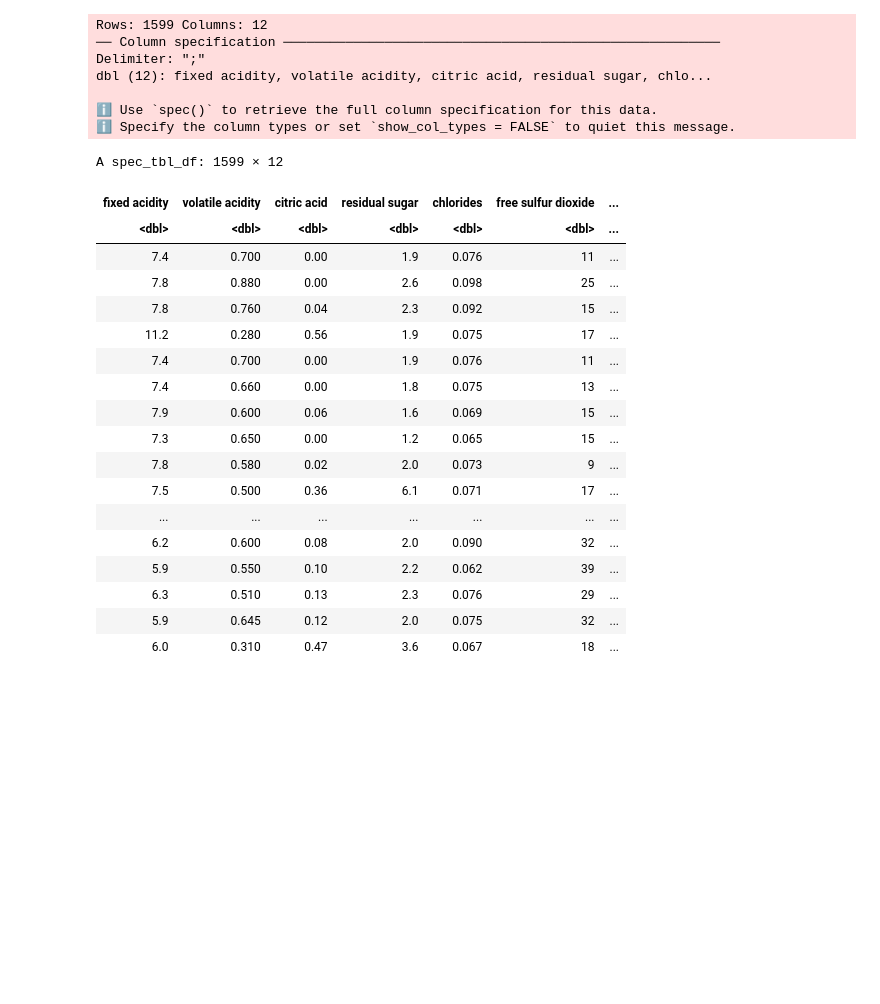
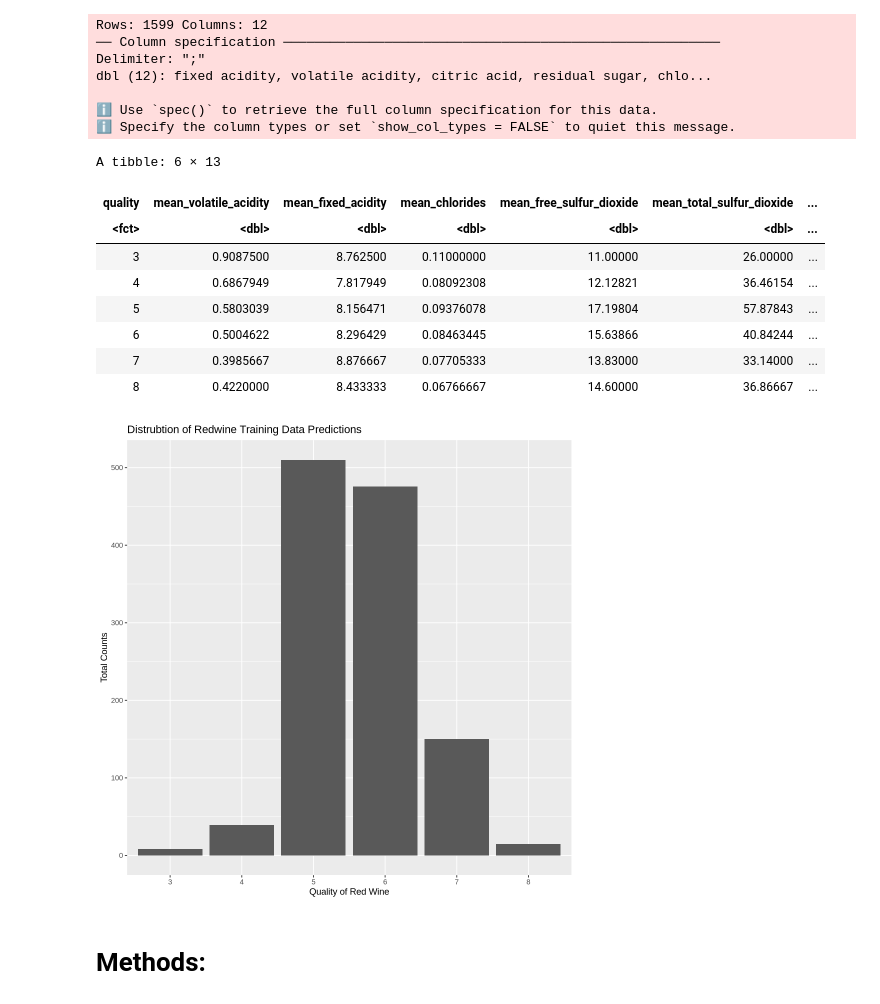
Before and after one commit to Marcin-tk/dsci-100-2023-w2-group-001, a Jupyter notebook: Proposal.ipynb, the cells around one changed output. Cells and saved outputs as stored; diff of their text form; code cells hidden in the pictures; blank space fills up the shorter version.

Commit message:
prosposal changes to be view by group
look over and provide feedback

```diff
--- a/Proposal.ipynb
+++ b/Proposal.ipynb
@@ -20,30 +51,66 @@ library(tidyverse)
 # %%
-red_wine_data <- read_delim("winequality-red.csv")
-red_wine_data
+#tuning our data sets
+red_wine_data_raw <- read_delim("winequality-red.csv")
+
+red_wine_data <- red_wine_data_raw |>
+    clean_names() |>
+    map_df(as.numeric) |>
+    mutate(quality = as_factor(quality))
+
+
+
+
+red_wine_select <-red_wine_data|>
+    select (quality, volatile_acidity, fixed_acidity, chlorides,
+            free_sulfur_dioxide, total_sulfur_dioxide, citric_acid,
+            alcohol, p_h, residual_sugar, density, sulphates)
+redwine_split <- initial_split(red_wine_data, prop = 0.75, strata = quality)
+redwine_train <- training(redwine_split)
+redwine_test <- testing(redwine_split)
+
+summary_red_wine_training <- redwine_train |>
+        group_by(quality)|>
+        summarize(mean_volatile_acidity = mean(volatile_acidity),
+                  mean_fixed_acidity = mean(fixed_acidity),
+                  mean_chlorides = mean(chlorides),
+                  mean_free_sulfur_dioxide = mean(free_sulfur_dioxide),
+                  mean_total_sulfur_dioxide = mean(total_sulfur_dioxide),
+                 mean_citric_acid = mean(citric_acid) ,
+                 mean_residual_sugar = mean(residual_sugar) ,
+                  mean_ph = mean(p_h) ,
+                  mean_alcohol = mean(alcohol) ,
+                 mean_density = mean(density) ,
+                 mean_sulphates = mean(sulphates),
+                 total_count = n())
+summary_red_wine_training
 # %% [output]
 Rows: 1599 Columns: 12
 ── Column specification ────────────────────────────────────────────────────────
 Delimiter: ";"
 dbl (12): fixed acidity, volatile acidity, citric acid, residual sugar, chlo...
 
 ℹ Use `spec()` to retrieve the full column specification for this data.
 ℹ Specify the column types or set `show_col_types = FALSE` to quiet this message.
-A spec_tbl_df: 1599 × 12
+A tibble: 6 × 13
-| fixed acidity | volatile acidity | citric acid | residual sugar | chlorides | free sulfur dioxide | ... |
-| <dbl> | <dbl> | <dbl> | <dbl> | <dbl> | <dbl> | ... |
-| 7.4 | 0.700 | 0.00 | 1.9 | 0.076 | 11 | ... |
-| 7.8 | 0.880 | 0.00 | 2.6 | 0.098 | 25 | ... |
-| 7.8 | 0.760 | 0.04 | 2.3 | 0.092 | 15 | ... |
-| 11.2 | 0.280 | 0.56 | 1.9 | 0.075 | 17 | ... |
-| 7.4 | 0.700 | 0.00 | 1.9 | 0.076 | 11 | ... |
-| 7.4 | 0.660 | 0.00 | 1.8 | 0.075 | 13 | ... |
-| 7.9 | 0.600 | 0.06 | 1.6 | 0.069 | 15 | ... |
-| 7.3 | 0.650 | 0.00 | 1.2 | 0.065 | 15 | ... |
-| 7.8 | 0.580 | 0.02 | 2.0 | 0.073 | 9 | ... |
-| 7.5 | 0.500 | 0.36 | 6.1 | 0.071 | 17 | ... |
-| ... | ... | ... | ... | ... | ... | ... |
-| 6.2 | 0.600 | 0.08 | 2.0 | 0.090 | 32 | ... |
-| 5.9 | 0.550 | 0.10 | 2.2 | 0.062 | 39 | ... |
-| 6.3 | 0.510 | 0.13 | 2.3 | 0.076 | 29 | ... |
-| 5.9 | 0.645 | 0.12 | 2.0 | 0.075 | 32 | ... |
-| 6.0 | 0.310 | 0.47 | 3.6 | 0.067 | 18 | ... |
+| quality | mean_volatile_acidity | mean_fixed_acidity | mean_chlorides | mean_free_sulfur_dioxide | mean_total_sulfur_dioxide | ... |
+| <fct> | <dbl> | <dbl> | <dbl> | <dbl> | <dbl> | ... |
+| 3 | 0.9087500 | 8.762500 | 0.11000000 | 11.00000 | 26.00000 | ... |
+| 4 | 0.6867949 | 7.817949 | 0.08092308 | 12.12821 | 36.46154 | ... |
+| 5 | 0.5803039 | 8.156471 | 0.09376078 | 17.19804 | 57.87843 | ... |
+| 6 | 0.5004622 | 8.296429 | 0.08463445 | 15.63866 | 40.84244 | ... |
+| 7 | 0.3985667 | 8.876667 | 0.07705333 | 13.83000 | 33.14000 | ... |
+| 8 | 0.4220000 | 8.433333 | 0.06766667 | 14.60000 | 36.86667 | ... |
+# %%
+options(repr.plot.width=8, repr.plot.height = 8)
+
+red_wine_train_plot <- summary_red_wine_training |>
+    ggplot(aes(x = quality, y = total_count)) +
+    geom_bar(stat = "identity") +
+    labs(x = "Quality of Red Wine", y = "Total Counts",
+         title = "Distrubtion of Redwine Training Data Predictions")
+
+red_wine_train_plot
+# %% [output]
+[figure, added]
+# %% [markdown]
+# Methods:
```
Also changed, not shown: parts of 10 cells of this notebook.
